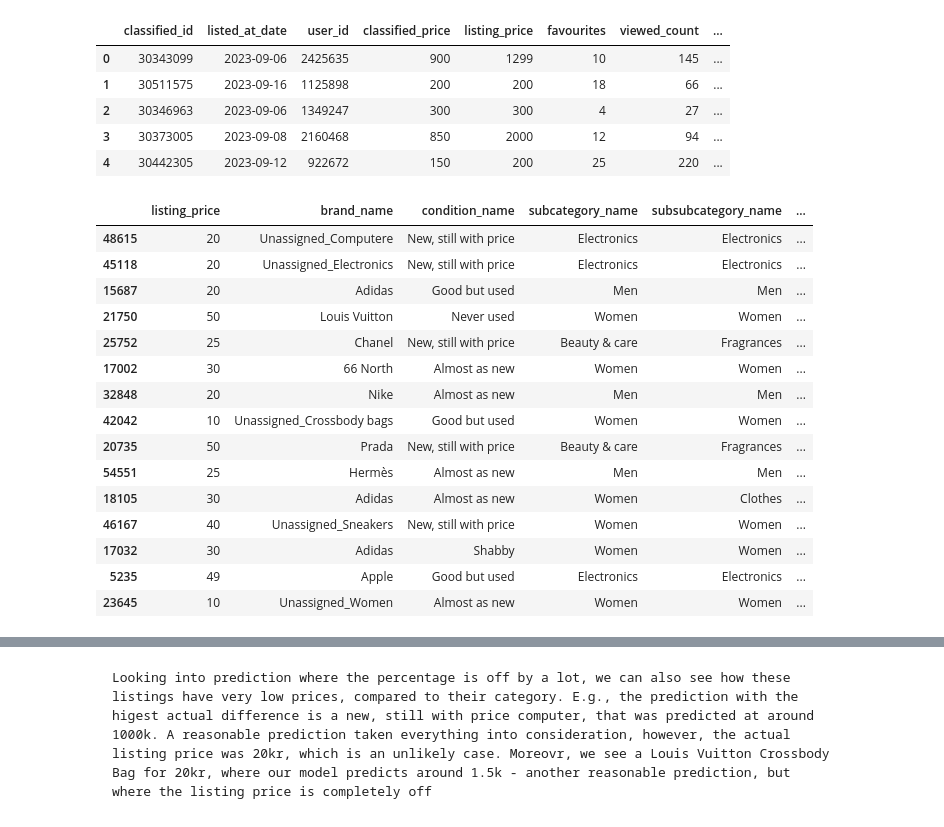
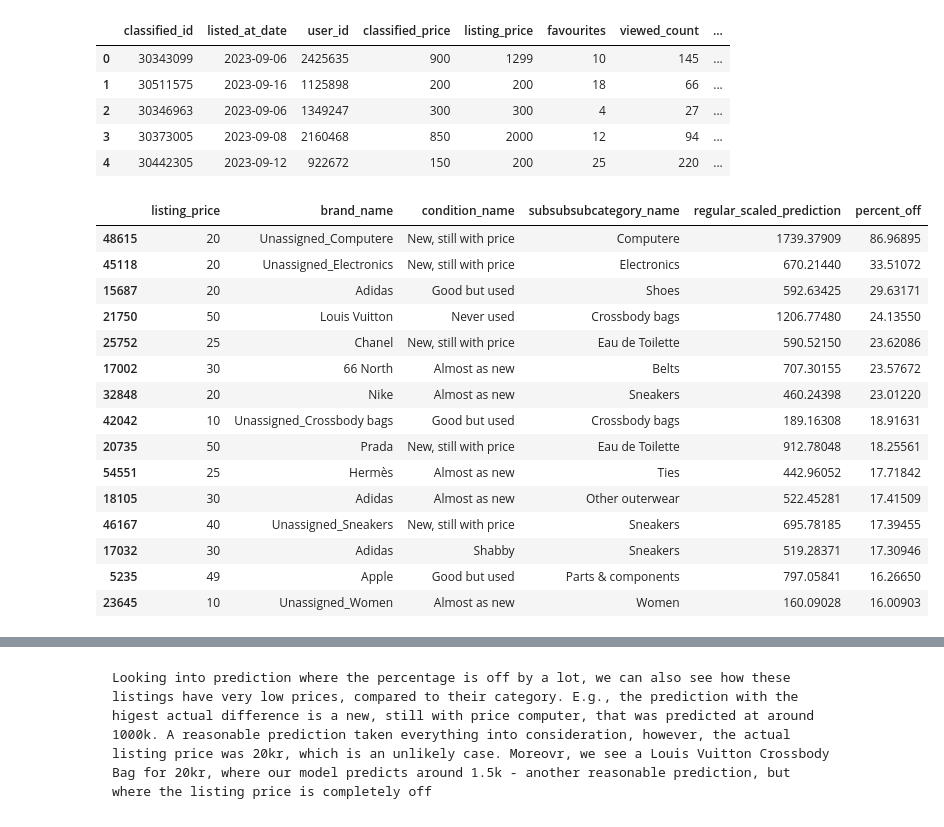
Before and after one commit to RasKrebs/pricing_wizards, a Jupyter notebook: notebooks/base_regression.ipynb, the cells around one changed output, grey strips where cells are left out. Drawn from its saved outputs; the diff is of its cells as text; code cells hidden in the pictures.

```diff
--- a/notebooks/base_regression.ipynb
+++ b/notebooks/base_regression.ipynb
@@ -402,7 +402,7 @@ As seen above, unnassigned brand was a common denominator amongst the extereme p
 data.reset_dataset()
 
 # New columns to use
-columns_to_use = ['classified_id','log_viewed_count','log_listing_price','listing_price','brand_name','subsubcategory_name']
+columns_to_use = ['classified_id','log_listing_price','listing_price','brand_name','subsubcategory_name']
 
 # Drop unused columns
 data.df = data.df[columns_to_use]
@@ -881,21 +909,21 @@ X_test_prediction.head()
 | 4 | 30442305 | 2023-09-12 | 922672 | 150 | 200 | 25 | 220 | ... |
 # %%
 # X test prediction sorted by percentage off
-X_test_prediction.sort_values(by='percent_off', ascending=False).head(15)[['listing_price', 'brand_name','condition_name','subcategory_name', 'subsubcategory_name', 'subsubsubcategory_name', 'regular_scaled_prediction', 'percent_off']]
+X_test_prediction.sort_values(by='percent_off', ascending=False).head(15)[['listing_price', 'brand_name','condition_name', 'subsubsubcategory_name', 'regular_scaled_prediction', 'percent_off']]
 # %% [output]
-|  | listing_price | brand_name | condition_name | subcategory_name | subsubcategory_name | ... |
-| 48615 | 20 | Unassigned_Computere | New, still with price | Electronics | Electronics | ... |
-| 45118 | 20 | Unassigned_Electronics | New, still with price | Electronics | Electronics | ... |
-| 15687 | 20 | Adidas | Good but used | Men | Men | ... |
-| 21750 | 50 | Louis Vuitton | Never used | Women | Women | ... |
-| 25752 | 25 | Chanel | New, still with price | Beauty & care | Fragrances | ... |
-| 17002 | 30 | 66 North | Almost as new | Women | Women | ... |
-| 32848 | 20 | Nike | Almost as new | Men | Men | ... |
-| 42042 | 10 | Unassigned_Crossbody bags | Good but used | Women | Women | ... |
-| 20735 | 50 | Prada | New, still with price | Beauty & care | Fragrances | ... |
-| 54551 | 25 | Hermès | Almost as new | Men | Men | ... |
-| 18105 | 30 | Adidas | Almost as new | Women | Clothes | ... |
-| 46167 | 40 | Unassigned_Sneakers | New, still with price | Women | Women | ... |
-| 17032 | 30 | Adidas | Shabby | Women | Women | ... |
-| 5235 | 49 | Apple | Good but used | Electronics | Electronics | ... |
-| 23645 | 10 | Unassigned_Women | Almost as new | Women | Women | ... |
+|  | listing_price | brand_name | condition_name | subsubsubcategory_name | regular_scaled_prediction | percent_off |
+| 48615 | 20 | Unassigned_Computere | New, still with price | Computere | 1739.37909 | 86.96895 |
+| 45118 | 20 | Unassigned_Electronics | New, still with price | Electronics | 670.21440 | 33.51072 |
+| 15687 | 20 | Adidas | Good but used | Shoes | 592.63425 | 29.63171 |
+| 21750 | 50 | Louis Vuitton | Never used | Crossbody bags | 1206.77480 | 24.13550 |
+| 25752 | 25 | Chanel | New, still with price | Eau de Toilette | 590.52150 | 23.62086 |
+| 17002 | 30 | 66 North | Almost as new | Belts | 707.30155 | 23.57672 |
+| 32848 | 20 | Nike | Almost as new | Sneakers | 460.24398 | 23.01220 |
+| 42042 | 10 | Unassigned_Crossbody bags | Good but used | Crossbody bags | 189.16308 | 18.91631 |
+| 20735 | 50 | Prada | New, still with price | Eau de Toilette | 912.78048 | 18.25561 |
+| 54551 | 25 | Hermès | Almost as new | Ties | 442.96052 | 17.71842 |
+| 18105 | 30 | Adidas | Almost as new | Other outerwear | 522.45281 | 17.41509 |
+| 46167 | 40 | Unassigned_Sneakers | New, still with price | Sneakers | 695.78185 | 17.39455 |
+| 17032 | 30 | Adidas | Shabby | Sneakers | 519.28371 | 17.30946 |
+| 5235 | 49 | Apple | Good but used | Parts & components | 797.05841 | 16.26650 |
+| 23645 | 10 | Unassigned_Women | Almost as new | Women | 160.09028 | 16.00903 |
```
Also changed, not shown: parts of 16 cells of this notebook, 3 other files.
